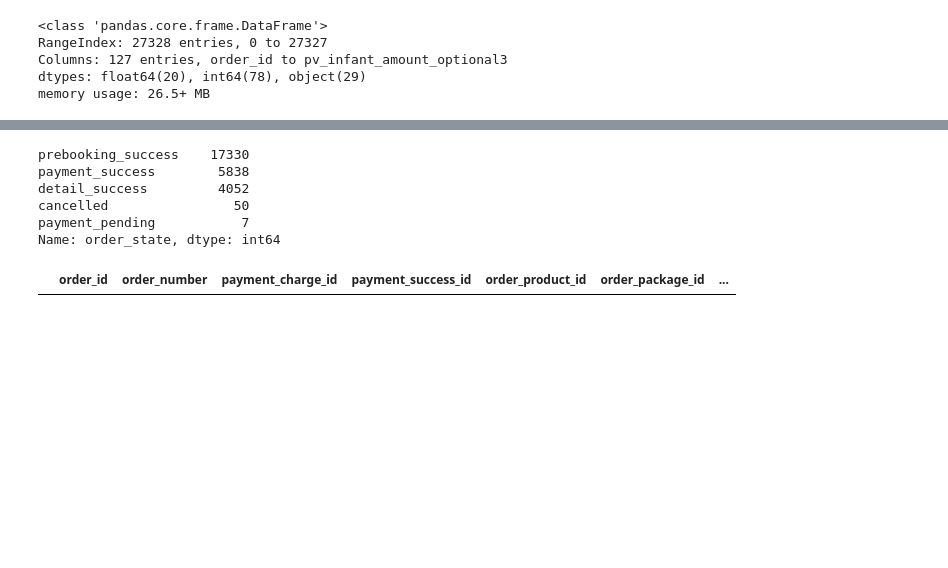
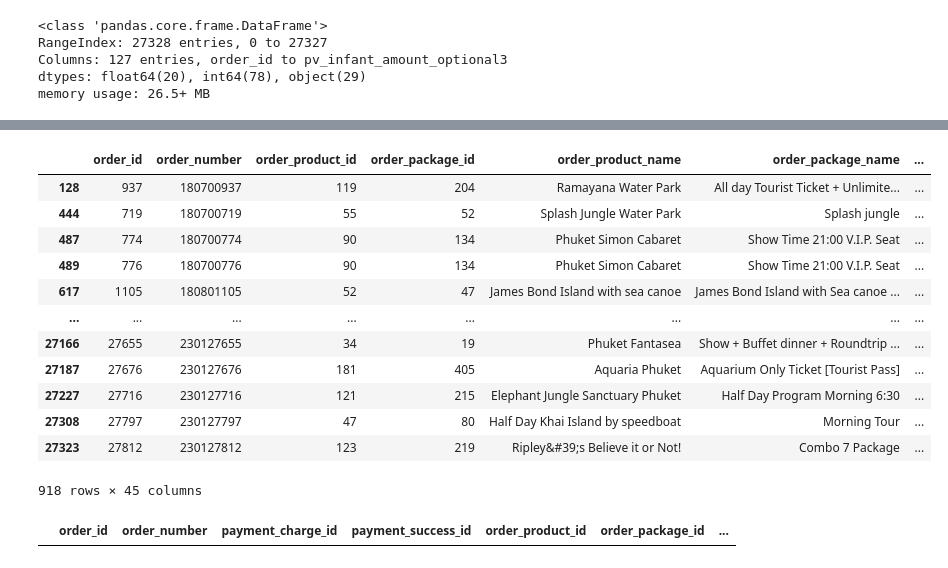
Before and after one commit to RooTBeaM/recommandation_system, a Jupyter notebook: order.ipynb, the cells around one changed output, grey strips where cells are left out. Saved outputs shown, nothing was run; the diff lists cells and outputs as text; code cells hidden in the pictures; blank space fills up the shorter version.

```diff
--- a/order.ipynb
+++ b/order.ipynb
@@ -117,12 +120,19 @@ df_v1
-# %%
-df_v1['order_state'].value_counts()
-# %% [output]
-prebooking_success    17330
-payment_success        5838
-detail_success         4052
-cancelled                50
-payment_pending           7
-Name: order_state, dtype: int64
+# %%
+df_v1[df_v1['special_request_other'].notna()]
+# %% [output]
+|  | order_id | order_number | order_product_id | order_package_id | order_product_name | order_package_name | ... |
+| 128 | 937 | 180700937 | 119 | 204 | Ramayana Water Park | All day Tourist Ticket + Unlimite... | ... |
+| 444 | 719 | 180700719 | 55 | 52 | Splash Jungle Water Park | Splash jungle | ... |
+| 487 | 774 | 180700774 | 90 | 134 | Phuket Simon Cabaret | Show Time 21:00 V.I.P. Seat | ... |
+| 489 | 776 | 180700776 | 90 | 134 | Phuket Simon Cabaret | Show Time 21:00 V.I.P. Seat | ... |
+| 617 | 1105 | 180801105 | 52 | 47 | James Bond Island with sea canoe | James Bond Island with Sea canoe ... | ... |
+| ... | ... | ... | ... | ... | ... | ... | ... |
+| 27166 | 27655 | 230127655 | 34 | 19 | Phuket Fantasea | Show + Buffet dinner + Roundtrip ... | ... |
+| 27187 | 27676 | 230127676 | 181 | 405 | Aquaria Phuket | Aquarium Only Ticket [Tourist Pass] | ... |
+| 27227 | 27716 | 230127716 | 121 | 215 | Elephant Jungle Sanctuary Phuket | Half Day Program Morning 6:30 | ... |
+| 27308 | 27797 | 230127797 | 47 | 80 | Half Day Khai Island by speedboat | Morning Tour | ... |
+| 27323 | 27812 | 230127812 | 123 | 219 | Ripley&#39;s Believe it or Not! | Combo 7 Package | ... |
+918 rows × 45 columns
 # %%
 a = df_v1['order_product_id'].value_counts()
 # %%
```
Also changed, not shown: parts of 5 cells of this notebook, 1 other file.
